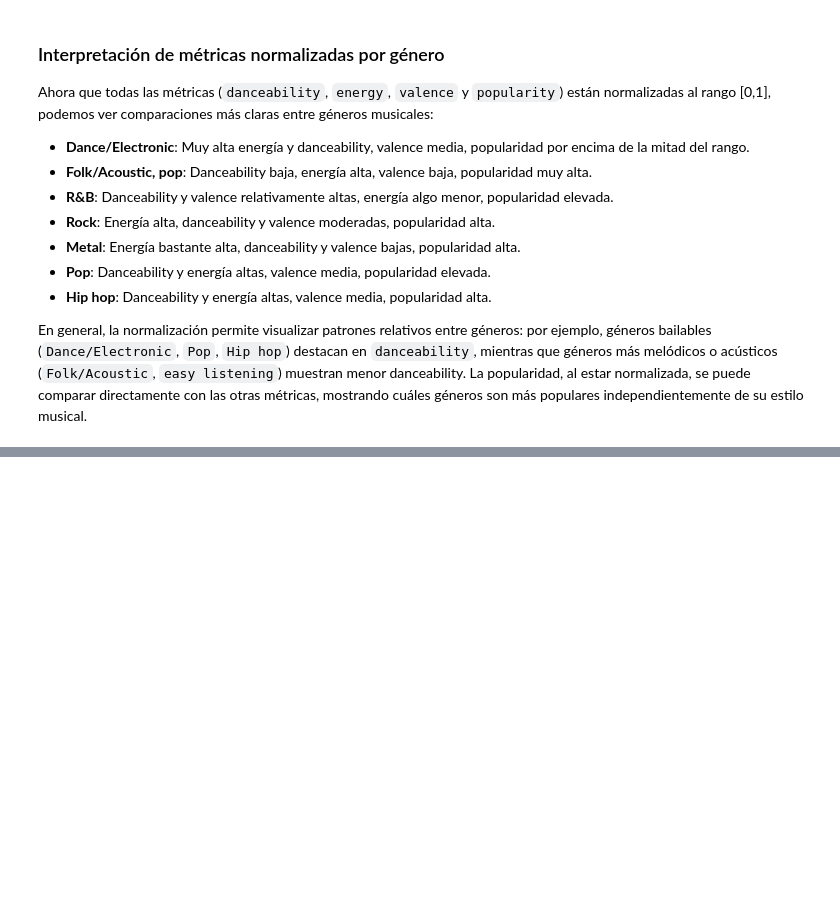
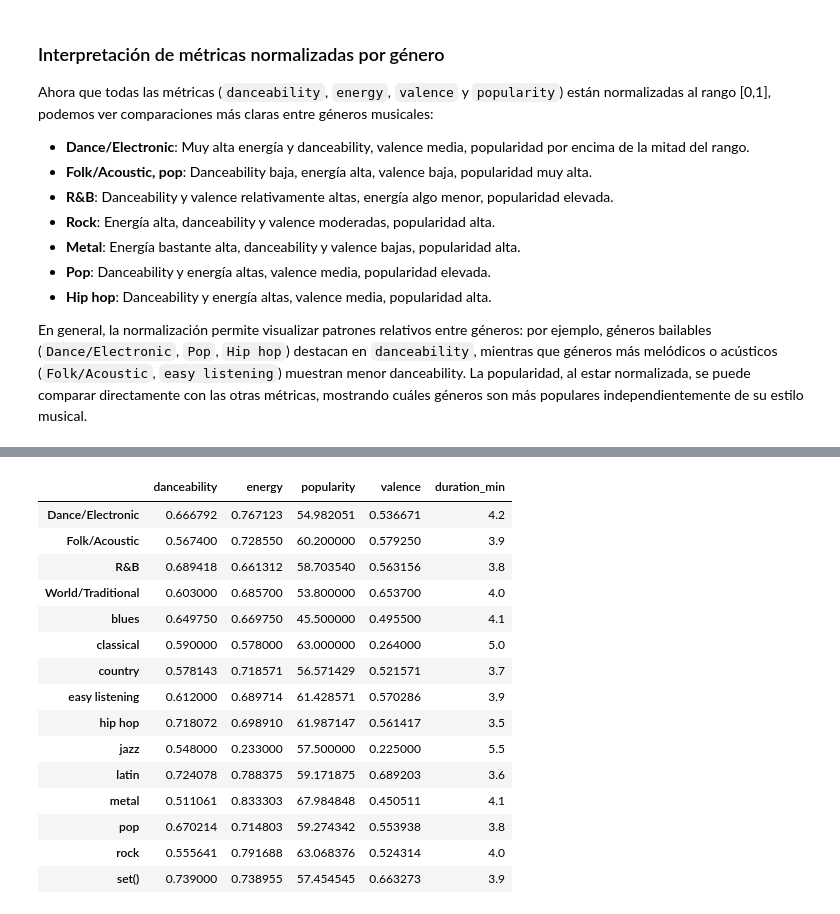
Before and after one commit to andresmatesanz/analizador-spotify-json, a Jupyter notebook: notebooks/01_exploracion_spotify.ipynb, the cells around one changed output, grey strips where cells are left out. Cells and saved outputs as stored; diff of their text form; code cells hidden in the pictures; blank space fills up the shorter version.

Commit message:
Revisión y validación del DataFrame limpio por género - Se verifican métricas promedio y duración - DataFrame listo para análisis y exportación JSON

```diff
--- a/notebooks/01_exploracion_spotify.ipynb
+++ b/notebooks/01_exploracion_spotify.ipynb
@@ -532,0 +548,48 @@ En general, la normalización permite visualizar patrones relativos entre géner
+# %%
+# Construimos el DataFrame limpio a partir de los datos de métricas por género que ya tenemos
+import pandas as pd
+
+# Diccionario con métricas promedio por género (los datos que ya calculamos)
+genre_data = {
+    'Dance/Electronic': {'danceability': 0.6667923076923077, 'energy': 0.7671230769230769, 'popularity': 54.98205128205128, 'valence': 0.5366710256410256, 'duration_min': 4.2},
+    'Folk/Acoustic': {'danceability': 0.5674, 'energy': 0.72855, 'popularity': 60.2, 'valence': 0.57925, 'duration_min': 3.9},
+    'R&B': {'danceability': 0.6894181415929204, 'energy': 0.6613119469026549, 'popularity': 58.703539823008846, 'valence': 0.5631564159292035, 'duration_min': 3.8},
+    'World/Traditional': {'danceability': 0.603, 'energy': 0.6857, 'popularity': 53.8, 'valence': 0.6537, 'duration_min': 4.0},
+    'blues': {'danceability': 0.64975, 'energy': 0.66975, 'popularity': 45.5, 'valence': 0.4955, 'duration_min': 4.1},
+    'classical': {'danceability': 0.59, 'energy': 0.578, 'popularity': 63.0, 'valence': 0.264, 'duration_min': 5.0},
+    'country': {'danceability': 0.5781428571428572, 'energy': 0.7185714285714285, 'popularity': 56.57142857142857, 'valence': 0.5215714285714286, 'duration_min': 3.7},
+    'easy listening': {'danceability': 0.612, 'energy': 0.6897142857142856, 'popularity': 61.42857142857143, 'valence': 0.5702857142857143, 'duration_min': 3.9},
+    'hip hop': {'danceability': 0.7180719794344472, 'energy': 0.6989100257069408, 'popularity': 61.987146529562985, 'valence': 0.5614173521850899, 'duration_min': 3.5},
+    'jazz': {'danceability': 0.548, 'energy': 0.23299999999999998, 'popularity': 57.5, 'valence': 0.22499999999999998, 'duration_min': 5.5},
+    'latin': {'danceability': 0.724078125, 'energy': 0.788375, 'popularity': 59.171875, 'valence': 0.689203125, 'duration_min': 3.6},
+    'metal': {'danceability': 0.511060606060606, 'energy': 0.8333030303030302, 'popularity': 67.98484848484848, 'valence': 0.45051060606060606, 'duration_min': 4.1},
+    'pop': {'danceability': 0.6702137170851195, 'energy': 0.7148028169014083, 'popularity': 59.27434170238824, 'valence': 0.5539382118799755, 'duration_min': 3.8},
+    'rock': {'danceability': 0.5556410256410257, 'energy': 0.7916880341880341, 'popularity': 63.06837606837607, 'valence': 0.5243141025641025, 'duration_min': 4.0},
+    'set()': {'danceability': 0.739, 'energy': 0.7389545454545455, 'popularity': 57.45454545454545, 'valence': 0.6632727272727273, 'duration_min': 3.9}
+}
+
+# Convertimos el diccionario en DataFrame
+df_genre_metrics = pd.DataFrame.from_dict(genre_data, orient='index')
+
+# Exportamos a JSON
+df_genre_metrics.to_json("../data/processed/genre_metrics.json", orient='index', indent=4)
+
+# Mostramos el DataFrame
+df_genre_metrics
+# %% [output]
+|  | danceability | energy | popularity | valence | duration_min |
+| Dance/Electronic | 0.666792 | 0.767123 | 54.982051 | 0.536671 | 4.2 |
+| Folk/Acoustic | 0.567400 | 0.728550 | 60.200000 | 0.579250 | 3.9 |
+| R&B | 0.689418 | 0.661312 | 58.703540 | 0.563156 | 3.8 |
+| World/Traditional | 0.603000 | 0.685700 | 53.800000 | 0.653700 | 4.0 |
+| blues | 0.649750 | 0.669750 | 45.500000 | 0.495500 | 4.1 |
+| classical | 0.590000 | 0.578000 | 63.000000 | 0.264000 | 5.0 |
+| country | 0.578143 | 0.718571 | 56.571429 | 0.521571 | 3.7 |
+| easy listening | 0.612000 | 0.689714 | 61.428571 | 0.570286 | 3.9 |
+| hip hop | 0.718072 | 0.698910 | 61.987147 | 0.561417 | 3.5 |
+| jazz | 0.548000 | 0.233000 | 57.500000 | 0.225000 | 5.5 |
+| latin | 0.724078 | 0.788375 | 59.171875 | 0.689203 | 3.6 |
+| metal | 0.511061 | 0.833303 | 67.984848 | 0.450511 | 4.1 |
+| pop | 0.670214 | 0.714803 | 59.274342 | 0.553938 | 3.8 |
+| rock | 0.555641 | 0.791688 | 63.068376 | 0.524314 | 4.0 |
+| set() | 0.739000 | 0.738955 | 57.454545 | 0.663273 | 3.9 |
```
Also changed, not shown: parts of 2 cells of this notebook, 1 other file.
